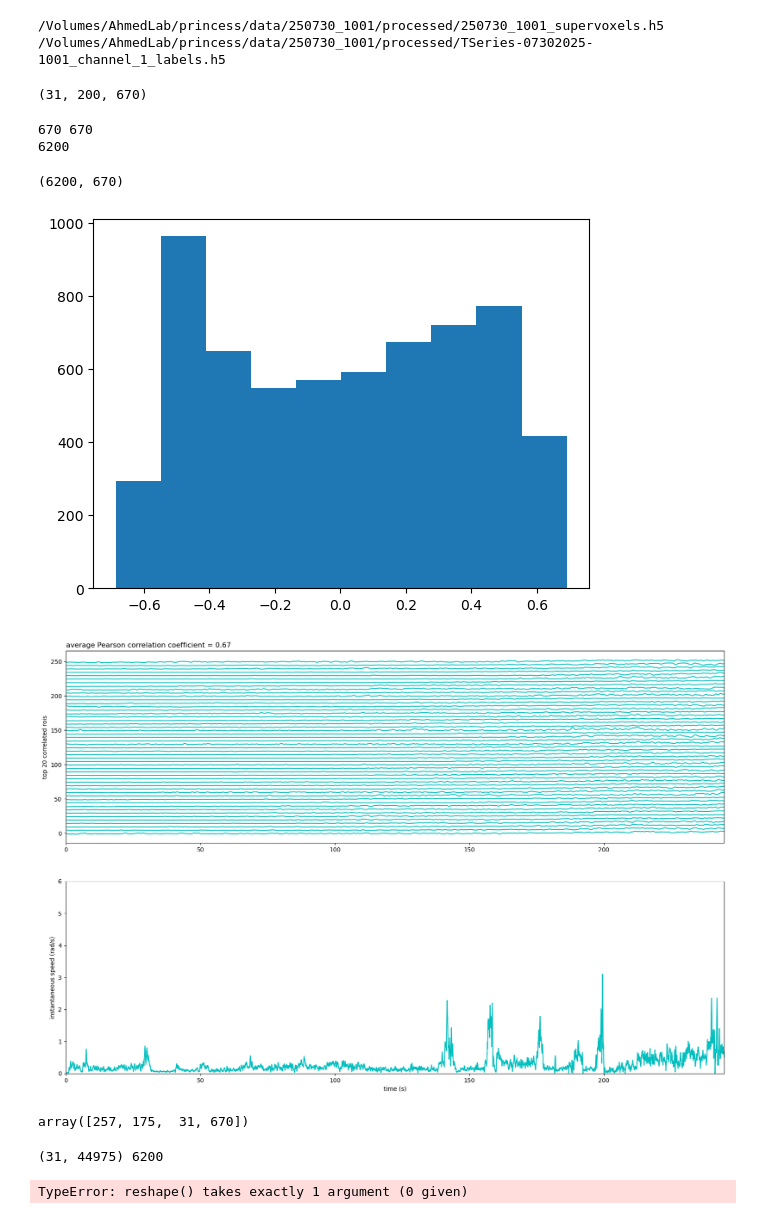
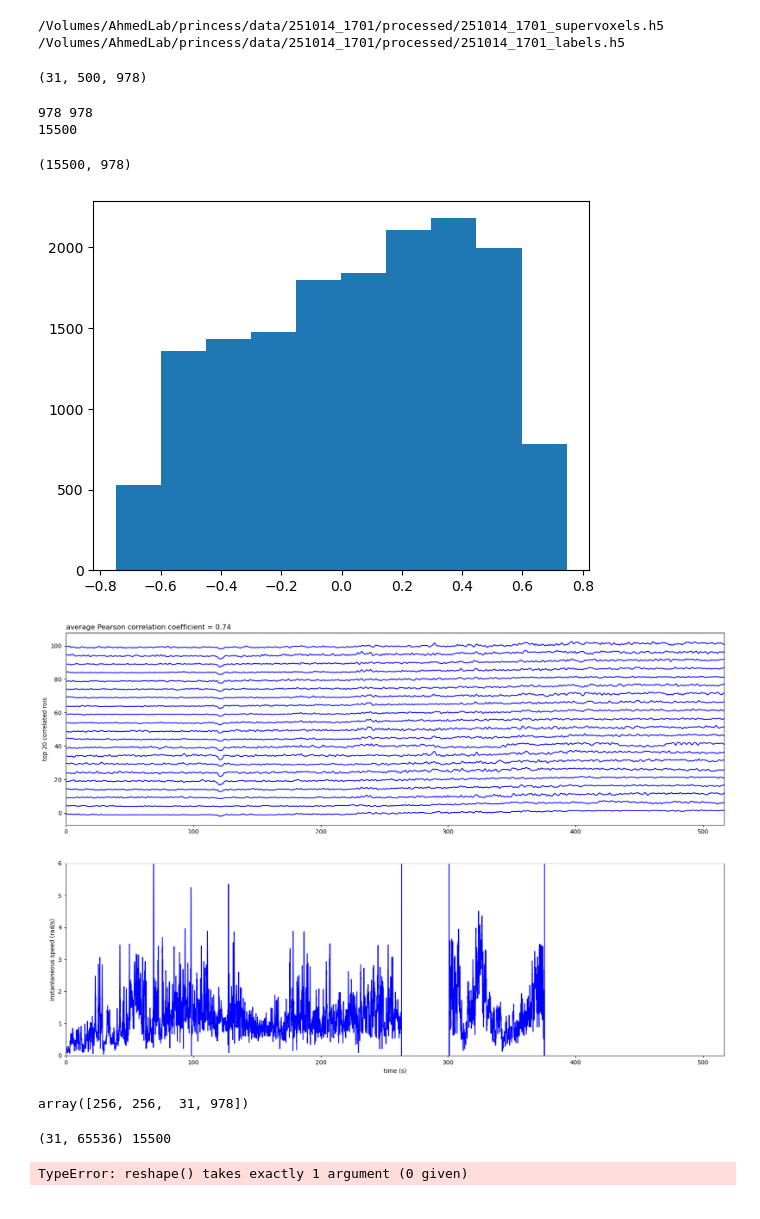
Before and after one commit to ptarabishi/ROI_analysis, a Jupyter notebook: 2025_09_16_supervoxel_correlations.ipynb, the cells around one changed output. Cells and saved outputs as stored; diff of their text form; code cells hidden in the pictures.

```diff
--- a/2025_09_16_supervoxel_correlations.ipynb
+++ b/2025_09_16_supervoxel_correlations.ipynb
@@ -10,8 +10,8 @@ import matplotlib.pyplot as plt
 import pandas as pd
 from scipy.stats import pearsonr
 # %%
-exp_date = '250730'
-exp_num = '1001'
+exp_date = '251014'
+exp_num = '1701'
 
 experiment_path = io.get_experiment(exp_date, exp_num)
 supervox_path = io.get_file(experiment_path, 'processed', '*supervoxels.h5')
@@ -38,7 +38,7 @@ maui_time = [0] + [x / volume_per_s for x in frames]
 # fictrac time conversions
 fic_time = fictrac_t / camera_fr
 # %% [output]
-/Volumes/AhmedLab/princess/data/250730_1001/processed/250730_1001_supervoxels.h5 /Volumes/AhmedLab/princess/data/250730_1001/processed/TSeries-07302025-1001_channel_1_labels.h5
+/Volumes/AhmedLab/princess/data/251014_1701/processed/251014_1701_supervoxels.h5 /Volumes/AhmedLab/princess/data/251014_1701/processed/251014_1701_labels.h5
 # %%
 # to run pearson correlations, first downsize the fictrac data to match the calcium data size
 
@@ -72,7 +72,7 @@ def sort_descending(array):
 # %%
 print(ca_signal.shape)
 # %% [output]
-(31, 200, 670)
+(31, 500, 978)
 # %%
 fictrac_resample = corr.downsize_dataset(fictrac_sp, ca_signal)
 
@@ -80,54 +80,54 @@ pearson_arr = corr.pearson_analysis(ca_signal, fictrac_resample)
 sorted_pearson = corr.sort_descending(pearson_arr)
 print(len(pearson_arr)) # [slices, pearson coefficient of each roi]
 # %% [output]
-670 670
-6200
+978 978
+15500
 # %%
 signal_reshape = np.reshape(ca_signal, (ca_signal.shape[0]*ca_signal.shape[1], -1))
 print(signal_reshape.shape)
 # %% [output]
-(6200, 670)
+(15500, 978)
 # %%
 plt.hist(pearson_arr)
 plt.show()
 # %% [output]
-[figure, old version]
+[figure, new version]
 # %%
 mean_corr = []
 y_shift = 5
-roi_n = 50
+roi_n = 20
 
 plt.figure(figsize=(20,20))
 plt.subplot( 3, 1, 1)
 for idx, cluster_idx in enumerate(sorted_pearson):
     trace = signal_reshape[cluster_idx, :] + (y_shift*idx)
-    plt.plot(maui_time, trace, color='c')
+    plt.plot(maui_time, trace, color='b')
     mean_corr.append(pearson_arr[cluster_idx])
     if idx == roi_n:
         break
 plt.title(fr'average Pearson correlation coefficient = {np.mean(mean_corr):.2f}', loc = 'left')
 plt.xlim(xmin=0, xmax=max(maui_time))
 plt.ylabel('top 20 correlated rois')
 
 plt.subplot(312)
-plt.plot(fic_time, fictrac_sp, color='c')
+plt.plot(fic_time, fictrac_sp, color='b')
 plt.ylim(0,6)
 plt.xlim(xmin=0, xmax=max(maui_time))
 plt.xlabel('time (s)')
 plt.ylabel('instantaneous speed (rad/s)')
 plt.show()
 # %% [output]
-[figure, old version]
+[figure, new version]
 # %%
 cluster_labels.shape
 brain_dim = brain_dim.reshape(-1)
 brain_dim
 # %% [output]
-array([257, 175,  31, 670])
+array([256, 256,  31, 978])
 # %%
 print(cluster_labels.shape, len(pearson_arr))
 # %% [output]
-(31, 44975) 6200
+(31, 65536) 15500
 # %%
 arr = pearson_arr.reshape()
 # %% [output]
```
Also changed, not shown: 3 other files.
